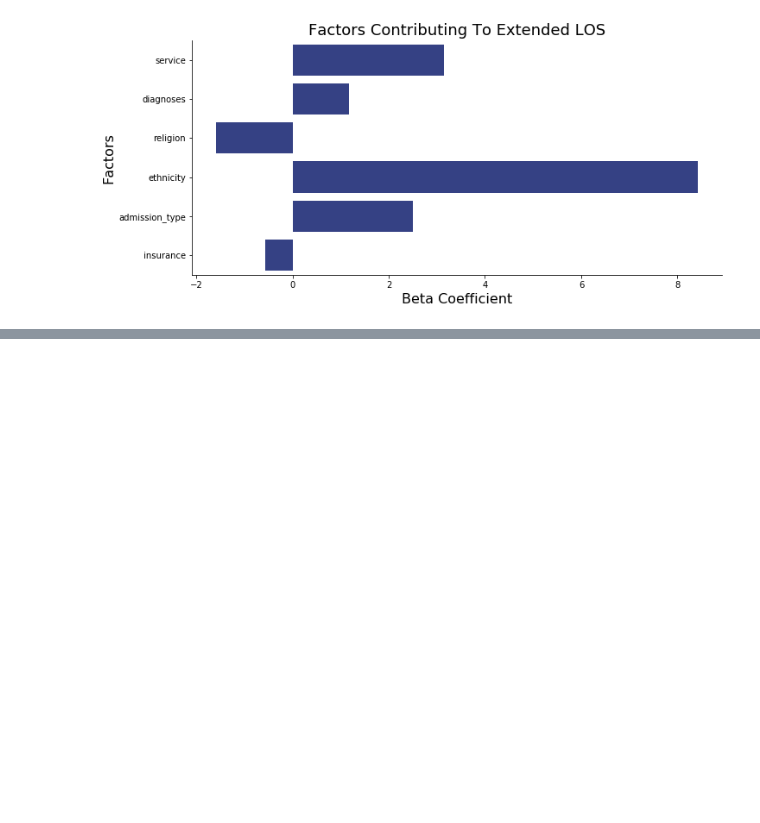
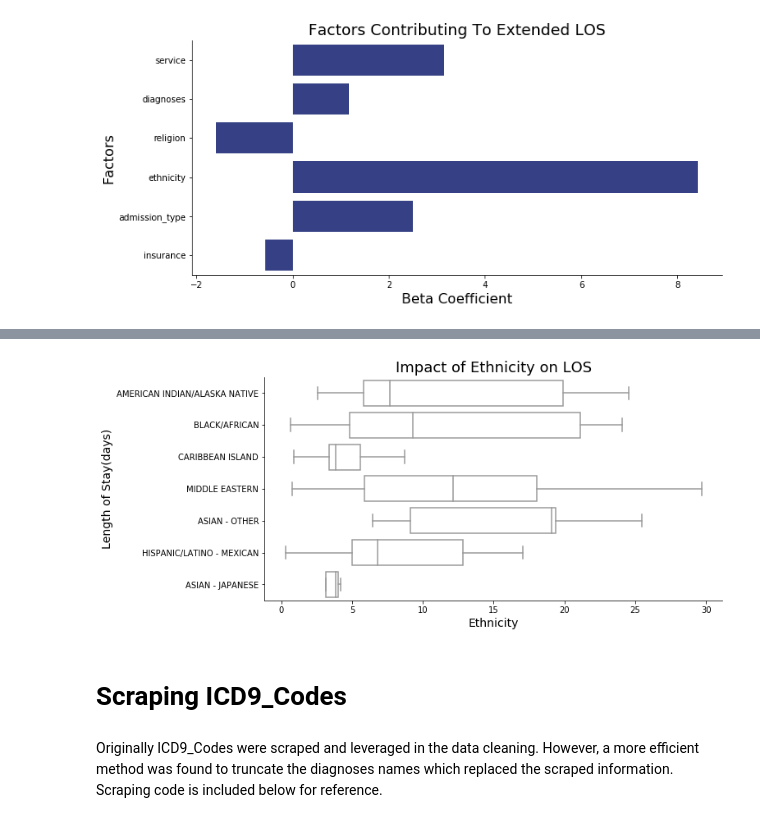
Before and after one commit to mollyliebeskind/Metis_Project2_Hospital_LOS, a Jupyter notebook: Hospital_LOS_LinReg.ipynb, the cells around one changed output, grey strips where cells are left out. Saved outputs shown, nothing was run; the diff lists cells and outputs as text; code cells hidden in the pictures; blank space fills up the shorter version.

```diff
--- a/Hospital_LOS_LinReg.ipynb
+++ b/Hospital_LOS_LinReg.ipynb
@@ -1017,0 +985,22 @@ plt.savefig('contributing_factors.png')
+# %%
+ethnicity_select = copy_for_graphs[(copy_for_graphs.ethnicity== 'HONDURAN') |
+                (copy_for_graphs.ethnicity== 'ASIAN - OTHER') |
+               (copy_for_graphs.ethnicity== 'AMERICAN INDIAN/ALASKA NATIVE') |
+               (copy_for_graphs.ethnicity== 'MIDDLE EASTERN') |
+               (copy_for_graphs.ethnicity== 'BLACK/AFRICAN') |
+               (copy_for_graphs.ethnicity== 'HISPANIC/LATINO - MEXICAN') |
+               (copy_for_graphs.ethnicity== 'PACIFIC ISLANDER') |
+               (copy_for_graphs.ethnicity== 'CARIBBEAN ISLAND') |
+               (copy_for_graphs.ethnicity== 'HISPANIC C.A') |
+               (copy_for_graphs.ethnicity== 'ASIAN - JAPANESE')
+               ]
+
+order = ['HONDURAN', 'ASIAN - OTHER', 'AMERICAN INDIAN/ALASKA NATIVE', 'MIDDLE EASTERN','BLACK/AFRICAN','HISPANIC/LATINO - MEXICAN','PACIFIC ISLANDER','CARIBBEAN ISLAND','HISPANIC C.A','ASIAN - JAPANESE']
+
+boxplots(x=ethnicity_select.los, y=ethnicity_select.ethnicity, title='Impact of Ethnicity on LOS', xaxis='Length of Stay(days)', yaxis='Ethnicity');
+# %% [output]
+[figure, added]
+# %% [markdown]
+# Scraping ICD9_Codes
+# %% [markdown]
+Originally ICD9_Codes were scraped and leveraged in the data cleaning. However, a more efficient method was found to truncate the diagnoses names which replaced the scraped information. Scraping code is included below for reference.
```
Also changed, not shown: parts of 83 cells of this notebook.
